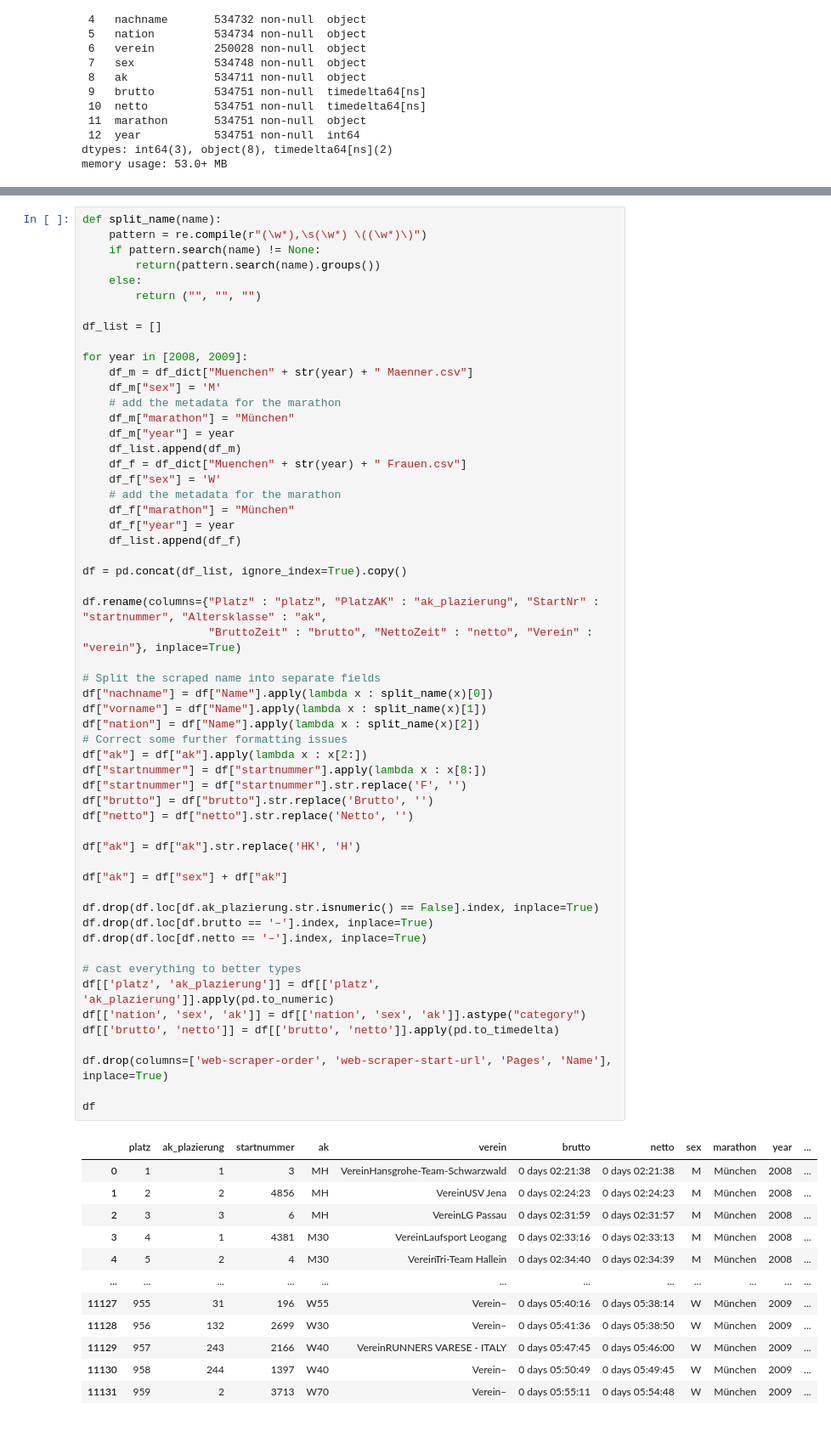
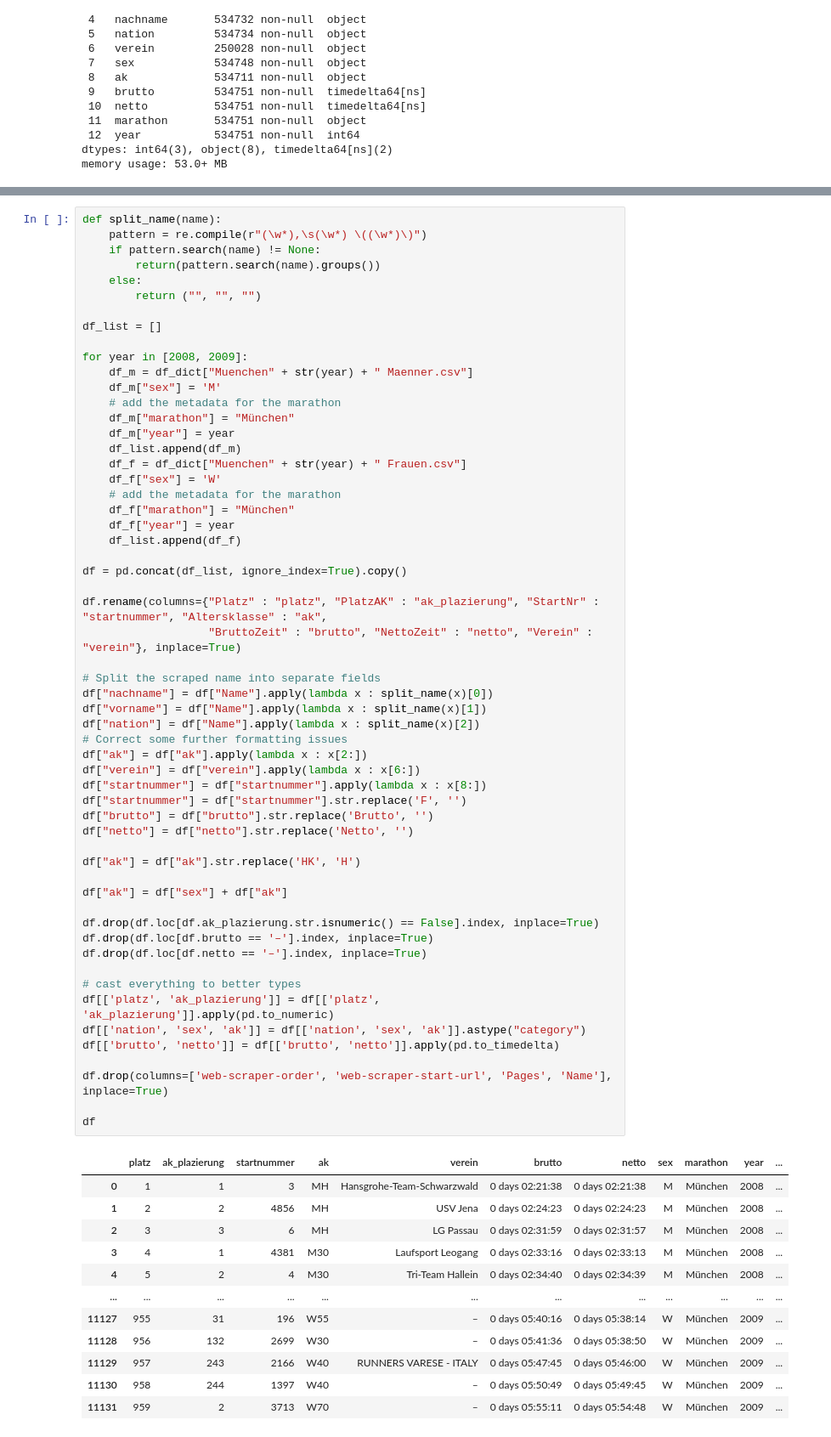
Before and after one commit to Nop287/marathon, a Jupyter notebook: MarathonData.ipynb, the cells around one changed output, grey strips where cells are left out. Shown at 85% size. Drawn from its saved outputs; the diff is of its cells as text.

```diff
--- a/MarathonData.ipynb
+++ b/MarathonData.ipynb
@@ -297,42 +299,43 @@ df.rename(columns={"Platz" : "platz", "PlatzAK" : "ak_plazierung", "StartNr" : "
 
 # Split the scraped name into separate fields
 df["nachname"] = df["Name"].apply(lambda x : split_name(x)[0])
 df["vorname"] = df["Name"].apply(lambda x : split_name(x)[1])
 df["nation"] = df["Name"].apply(lambda x : split_name(x)[2])
 # Correct some further formatting issues
 df["ak"] = df["ak"].apply(lambda x : x[2:])
+df["verein"] = df["verein"].apply(lambda x : x[6:])
 df["startnummer"] = df["startnummer"].apply(lambda x : x[8:])
 df["startnummer"] = df["startnummer"].str.replace('F', '')
 df["brutto"] = df["brutto"].str.replace('Brutto', '')
 df["netto"] = df["netto"].str.replace('Netto', '')
 
 df["ak"] = df["ak"].str.replace('HK', 'H')
 
 df["ak"] = df["sex"] + df["ak"]
 
 df.drop(df.loc[df.ak_plazierung.str.isnumeric() == False].index, inplace=True)
 df.drop(df.loc[df.brutto == '–'].index, inplace=True)
 df.drop(df.loc[df.netto == '–'].index, inplace=True)
 
 # cast everything to better types
 df[['platz', 'ak_plazierung']] = df[['platz', 'ak_plazierung']].apply(pd.to_numeric)
 df[['nation', 'sex', 'ak']] = df[['nation', 'sex', 'ak']].astype("category")
 df[['brutto', 'netto']] = df[['brutto', 'netto']].apply(pd.to_timedelta)
 
 df.drop(columns=['web-scraper-order', 'web-scraper-start-url', 'Pages', 'Name'], inplace=True)
 
 df
 # %% [output]
 |  | platz | ak_plazierung | startnummer | ak | verein | brutto | netto | sex | marathon | year | ... |
-| 0 | 1 | 1 | 3 | MH | VereinHansgrohe-Team-Schwarzwald | 0 days 02:21:38 | 0 days 02:21:38 | M | München | 2008 | ... |
-| 1 | 2 | 2 | 4856 | MH | VereinUSV Jena | 0 days 02:24:23 | 0 days 02:24:23 | M | München | 2008 | ... |
-| 2 | 3 | 3 | 6 | MH | VereinLG Passau | 0 days 02:31:59 | 0 days 02:31:57 | M | München | 2008 | ... |
-| 3 | 4 | 1 | 4381 | M30 | VereinLaufsport Leogang | 0 days 02:33:16 | 0 days 02:33:13 | M | München | 2008 | ... |
-| 4 | 5 | 2 | 4 | M30 | VereinTri-Team Hallein | 0 days 02:34:40 | 0 days 02:34:39 | M | München | 2008 | ... |
+| 0 | 1 | 1 | 3 | MH | Hansgrohe-Team-Schwarzwald | 0 days 02:21:38 | 0 days 02:21:38 | M | München | 2008 | ... |
+| 1 | 2 | 2 | 4856 | MH | USV Jena | 0 days 02:24:23 | 0 days 02:24:23 | M | München | 2008 | ... |
+| 2 | 3 | 3 | 6 | MH | LG Passau | 0 days 02:31:59 | 0 days 02:31:57 | M | München | 2008 | ... |
+| 3 | 4 | 1 | 4381 | M30 | Laufsport Leogang | 0 days 02:33:16 | 0 days 02:33:13 | M | München | 2008 | ... |
+| 4 | 5 | 2 | 4 | M30 | Tri-Team Hallein | 0 days 02:34:40 | 0 days 02:34:39 | M | München | 2008 | ... |
 | ... | ... | ... | ... | ... | ... | ... | ... | ... | ... | ... | ... |
-| 11127 | 955 | 31 | 196 | W55 | Verein– | 0 days 05:40:16 | 0 days 05:38:14 | W | München | 2009 | ... |
-| 11128 | 956 | 132 | 2699 | W30 | Verein– | 0 days 05:41:36 | 0 days 05:38:50 | W | München | 2009 | ... |
-| 11129 | 957 | 243 | 2166 | W40 | VereinRUNNERS VARESE - ITALY | 0 days 05:47:45 | 0 days 05:46:00 | W | München | 2009 | ... |
-| 11130 | 958 | 244 | 1397 | W40 | Verein– | 0 days 05:50:49 | 0 days 05:49:45 | W | München | 2009 | ... |
-| 11131 | 959 | 2 | 3713 | W70 | Verein– | 0 days 05:55:11 | 0 days 05:54:48 | W | München | 2009 | ... |
+| 11127 | 955 | 31 | 196 | W55 | – | 0 days 05:40:16 | 0 days 05:38:14 | W | München | 2009 | ... |
+| 11128 | 956 | 132 | 2699 | W30 | – | 0 days 05:41:36 | 0 days 05:38:50 | W | München | 2009 | ... |
+| 11129 | 957 | 243 | 2166 | W40 | RUNNERS VARESE - ITALY | 0 days 05:47:45 | 0 days 05:46:00 | W | München | 2009 | ... |
+| 11130 | 958 | 244 | 1397 | W40 | – | 0 days 05:50:49 | 0 days 05:49:45 | W | München | 2009 | ... |
+| 11131 | 959 | 2 | 3713 | W70 | – | 0 days 05:55:11 | 0 days 05:54:48 | W | München | 2009 | ... |
 11111 rows × 13 columns
```
Also changed, not shown: parts of 12 cells of this notebook.
